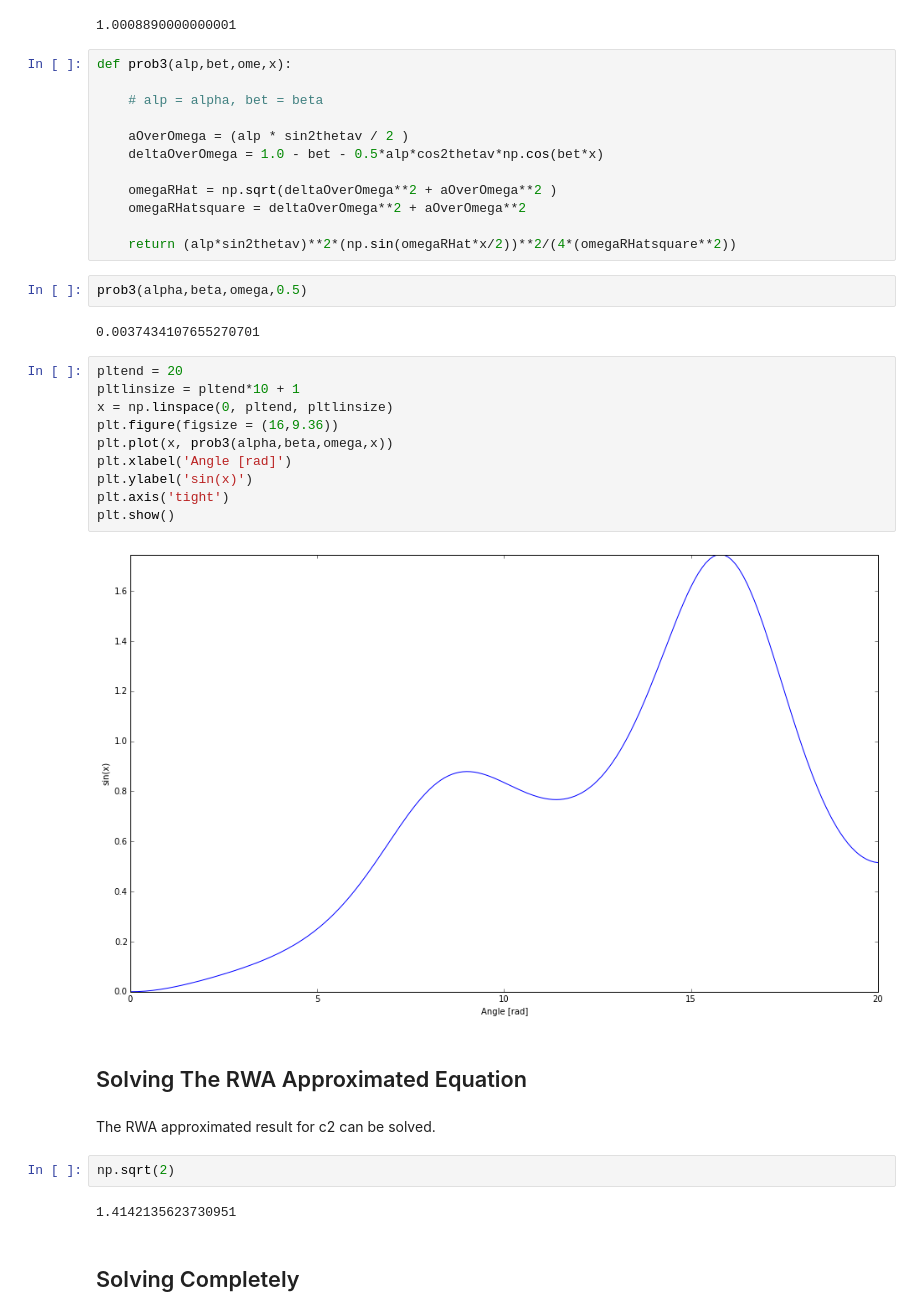
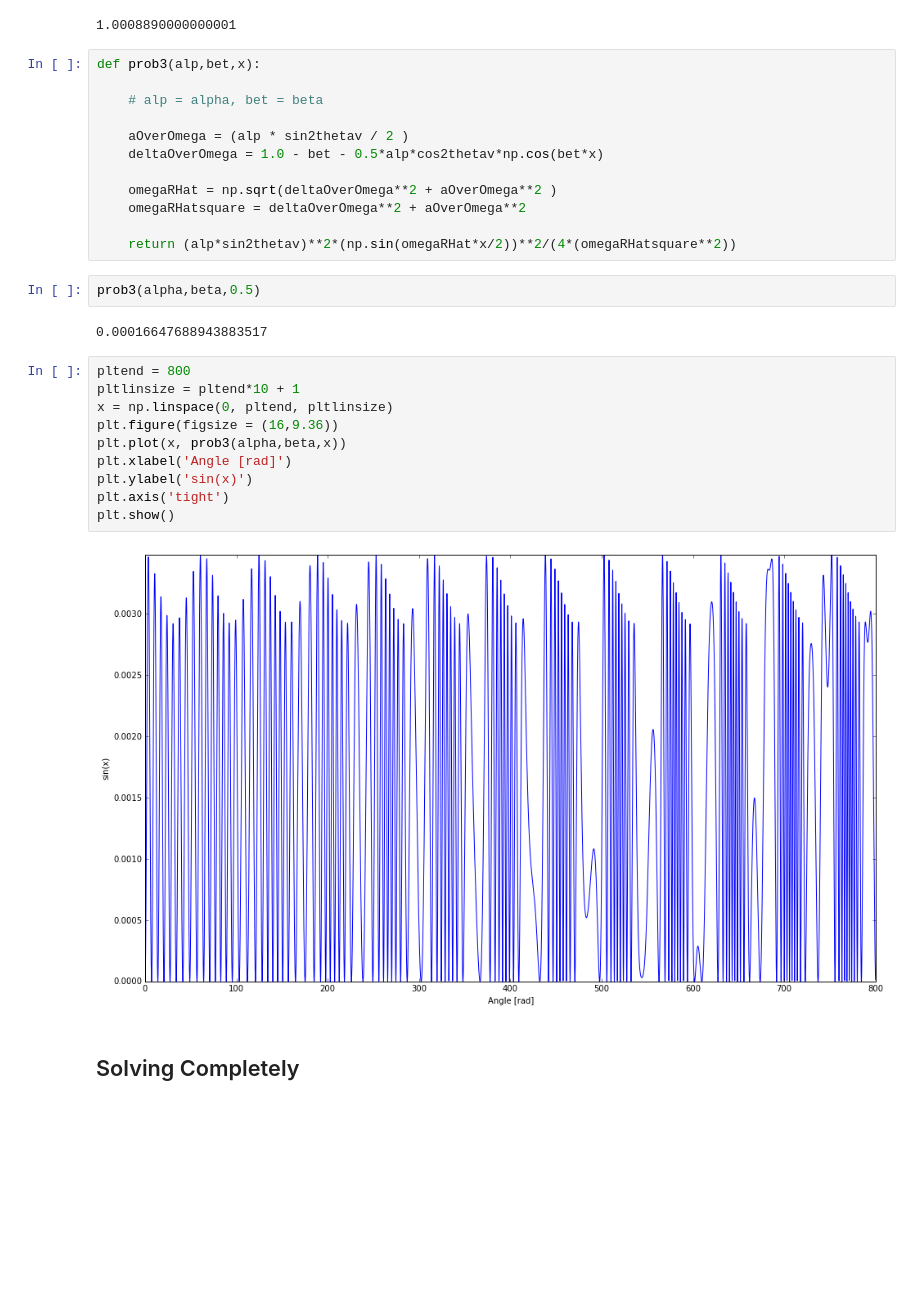
Before and after one commit to NeuPhysics/codebase, a Jupyter notebook: ipynb/matter/UnderstandingPeriodicMatterDrivenNeutrinoOscillations.ipynb, the cells around one changed output. Drawn from its saved outputs; the diff is of its cells as text; blank space fills up the shorter version.

Commit message:
:tiger: alpha=beta=0.1; compare with mathematica result for numerical solutions to the original equations

```diff
--- a/ipynb/matter/UnderstandingPeriodicMatterDrivenNeutrinoOscillations.ipynb
+++ b/ipynb/matter/UnderstandingPeriodicMatterDrivenNeutrinoOscillations.ipynb
@@ -35,7 +35,7 @@ sin2thetav**2+cos2thetav**2
 # %% [output]
 1.0008890000000001
 # %%
-def prob3(alp,bet,ome,x):
+def prob3(alp,bet,x):
 
     # alp = alpha, bet = beta
 
@@ -47,29 +47,21 @@ def prob3(alp,bet,ome,x):
 
     return (alp*sin2thetav)**2*(np.sin(omegaRHat*x/2))**2/(4*(omegaRHatsquare**2))
 # %%
-prob3(alpha,beta,omega,0.5)
+prob3(alpha,beta,0.5)
 # %% [output]
-0.0037434107655270701
+0.00016647688943883517
 # %%
-pltend = 20
+pltend = 800
 pltlinsize = pltend*10 + 1
 x = np.linspace(0, pltend, pltlinsize)
 plt.figure(figsize = (16,9.36))
-plt.plot(x, prob3(alpha,beta,omega,x))
+plt.plot(x, prob3(alpha,beta,x))
 plt.xlabel('Angle [rad]')
 plt.ylabel('sin(x)')
 plt.axis('tight')
 plt.show()
 # %% [output]
-[figure, old version]
+[figure, new version]
-# %% [markdown]
-## Solving The RWA Approximated Equation
-# %% [markdown]
-The RWA approximated result for c2 can be solved.
-# %%
-np.sqrt(2)
-# %% [output]
-1.4142135623730951
 # %% [markdown]
 ## Solving Completely
 # %% [markdown]
```
Also changed, not shown: parts of 3 cells of this notebook, 1 other file.
